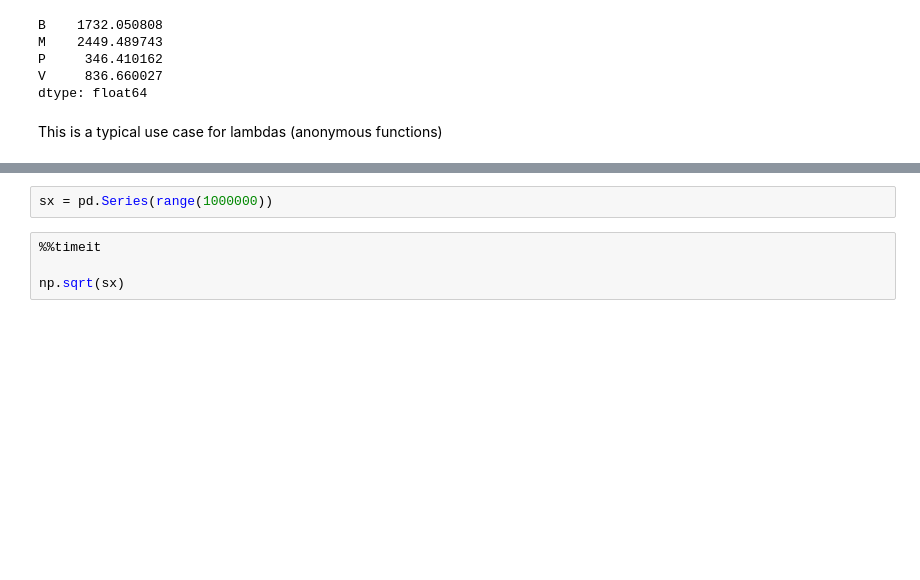
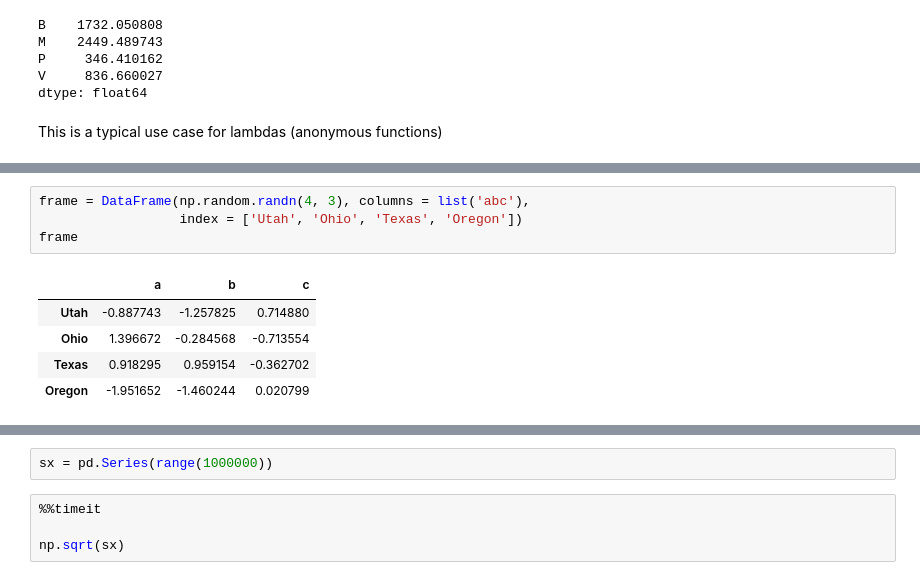
Before and after one commit to dan1dr/master_DS, a Jupyter notebook: Python/7.Intro_Pandas..ipynb, the cells around one changed output, grey strips where cells are left out. Drawn from its saved outputs; the diff is of its cells as text; blank space fills up the shorter version.

```diff
--- a/Python/7.Intro_Pandas..ipynb
+++ b/Python/7.Intro_Pandas..ipynb
@@ -750,0 +788,10 @@ df.applymap(type)
+# %%
+frame = DataFrame(np.random.randn(4, 3), columns = list('abc'),
+                  index = ['Utah', 'Ohio', 'Texas', 'Oregon'])
+frame
+# %% [output]
+|  | a | b | c |
+| Utah | -0.887743 | -1.257825 | 0.714880 |
+| Ohio | 1.396672 | -0.284568 | -0.713554 |
+| Texas | 0.918295 | 0.959154 | -0.362702 |
+| Oregon | -1.951652 | -1.460244 | 0.020799 |
```
Also changed, not shown: parts of 55 cells of this notebook.
